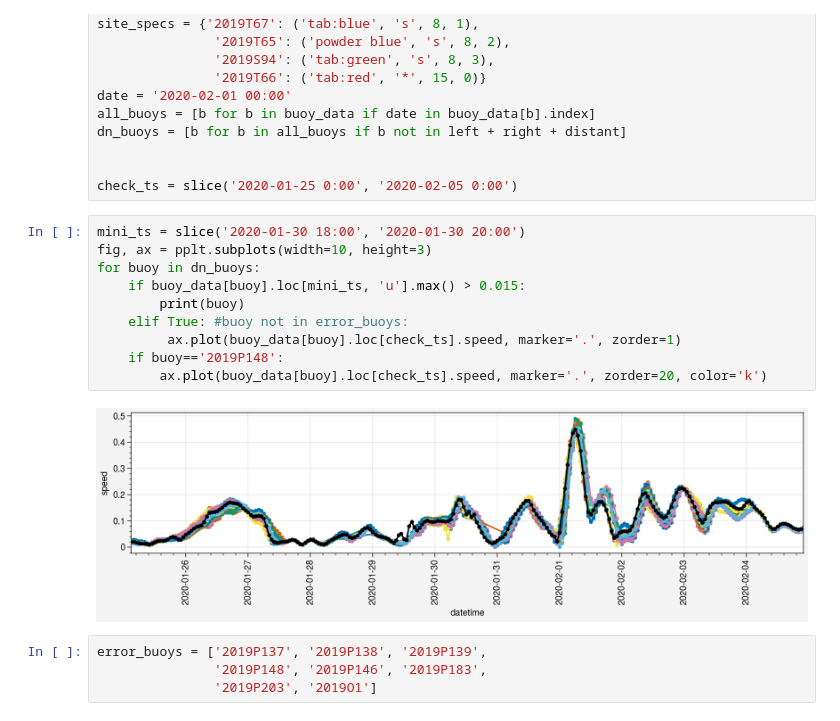
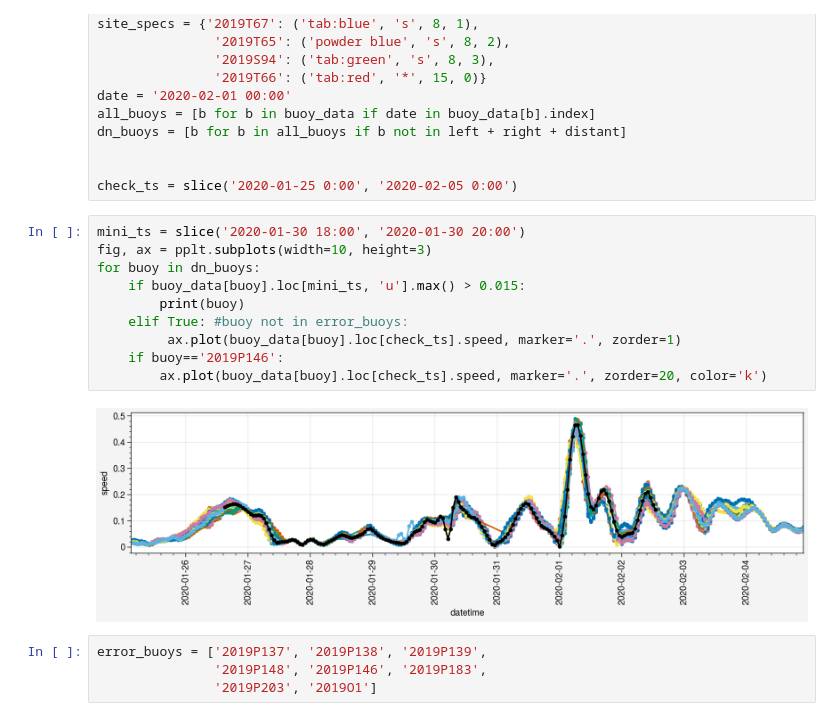
Before and after one commit to danielmwatkins/obs_air-ice-ocean_coupling, a Jupyter notebook: notebooks/buoy_data_processing.ipynb, the cells around one changed output. Cells and saved outputs as stored; diff of their text form.

```diff
--- a/notebooks/buoy_data_processing.ipynb
+++ b/notebooks/buoy_data_processing.ipynb
@@ -63,15 +48,15 @@ check_ts = slice('2020-01-25 0:00', '2020-02-05 0:00')
 # %%
 mini_ts = slice('2020-01-30 18:00', '2020-01-30 20:00')
 fig, ax = pplt.subplots(width=10, height=3)
 for buoy in dn_buoys:
     if buoy_data[buoy].loc[mini_ts, 'u'].max() > 0.015:
         print(buoy)
     elif True: #buoy not in error_buoys:
          ax.plot(buoy_data[buoy].loc[check_ts].speed, marker='.', zorder=1)
-    if buoy=='2019P148':
+    if buoy=='2019P146':
         ax.plot(buoy_data[buoy].loc[check_ts].speed, marker='.', zorder=20, color='k')
 # %% [output]
-[figure, old version]
+[figure, new version]
 # %%
 error_buoys = ['2019P137', '2019P138', '2019P139',
                '2019P148', '2019P146', '2019P183',
```
Also changed, not shown: parts of 8 cells of this notebook, 29 other files.
